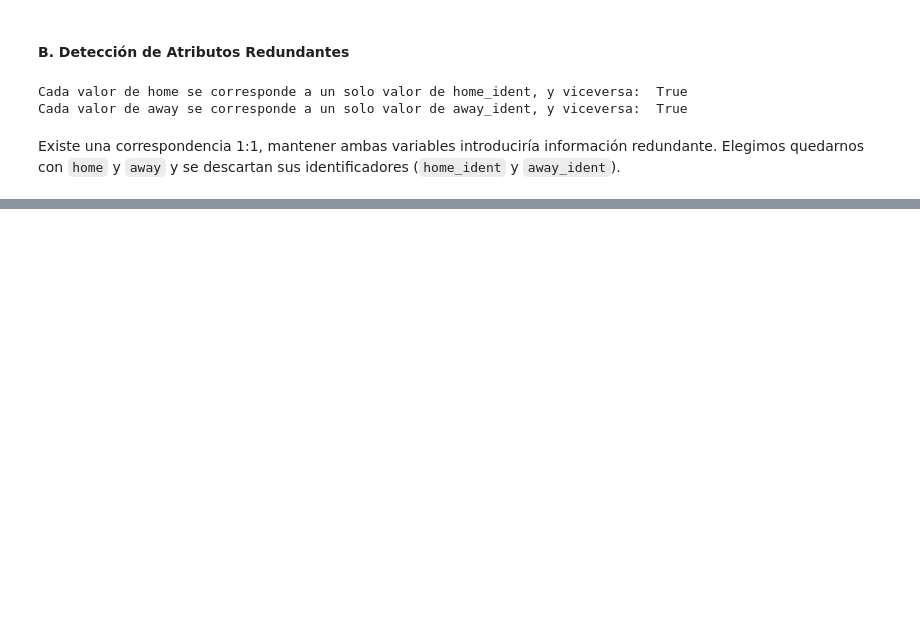
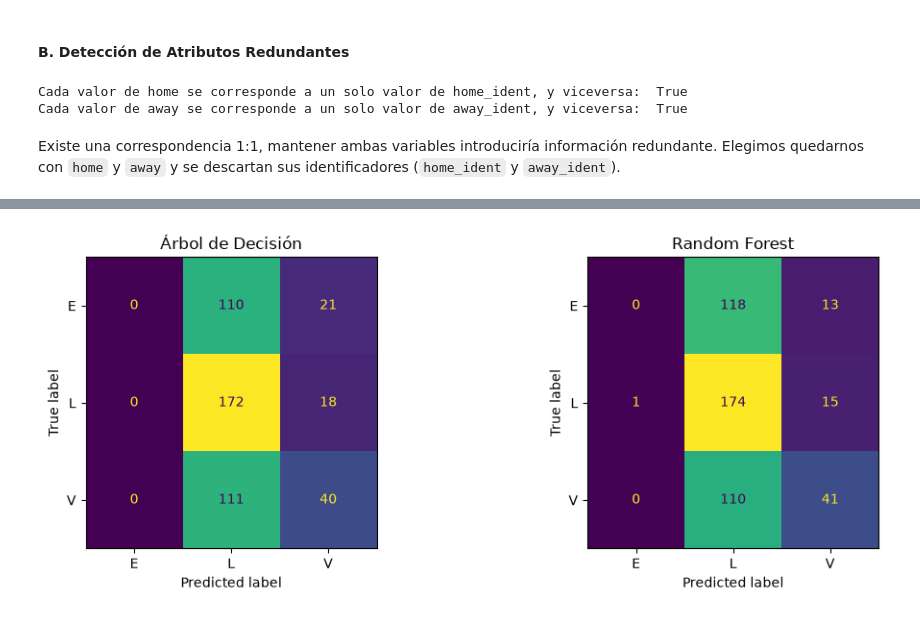
Before and after one commit to lugonca20/aprendaut_labs, a Jupyter notebook: tarea1/prueba_pipeline.ipynb, the cells around one changed output, grey strips where cells are left out. Cells and saved outputs as stored; diff of their text form; code cells hidden in the pictures; blank space fills up the shorter version.

```diff
--- a/tarea1/prueba_pipeline.ipynb
+++ b/tarea1/prueba_pipeline.ipynb
@@ -188,2 +156,4 @@ dataset['year'] = dataset['date'].dt.year
+# %%
+dataset = dataset.drop(columns=['gh', 'ga', 'date'])
 # %% [markdown]
 ---
@@ -218,13 +187,12 @@ Conjunto de entrenamiento los partidos jugados hasta el año 2023 inclusive y co
 # %%
-dataset = dataset.sort_values(by='date').reset_index(drop=True)
 
 # Instancias con partidos jugados hasta el año 2023 inclusive
 df_entrenamiento = dataset[dataset['year'] <= 2023]
-X_train = df_entrenamiento.drop(columns=['date','ganador', 'gh', 'ga', 'year']) # ACLARAR LA ELIMINACION DE YEAR
+X_train = df_entrenamiento.drop(columns=['ganador', 'year'])
 Y_train = df_entrenamiento['ganador']
 
 df_evaluacion = dataset[dataset['year'] > 2023]
-X_test = df_evaluacion.drop(columns=['date', 'ganador', 'gh', 'ga', 'year'])
+X_test = df_evaluacion.drop(columns=['ganador', 'year'])
 Y_test = df_evaluacion['ganador']
 
 print(f"Dimensiones de X_train (Entrenamiento): {X_train.shape}")
@@ -354,0 +512,21 @@ display(resultados_gs)
+# %%
+clases = sorted(Y_test.unique())   # ['E', 'L', 'V']
+
+fig, axes = plt.subplots(1, 2, figsize=(11, 4))
+
+ConfusionMatrixDisplay.from_predictions(
+    Y_test, y_pred_dt,
+    display_labels=clases, ax=axes[0], colorbar=False
+)
+axes[0].set_title('Árbol de Decisión')
+
+ConfusionMatrixDisplay.from_predictions(
+    Y_test, y_pred_rf,
+    display_labels=clases, ax=axes[1], colorbar=False
+)
+axes[1].set_title('Random Forest')
+
+plt.tight_layout()
+plt.show()
+# %% [output]
+[figure, added]
```
Also changed, not shown: parts of 43 cells of this notebook, 6 other files.
